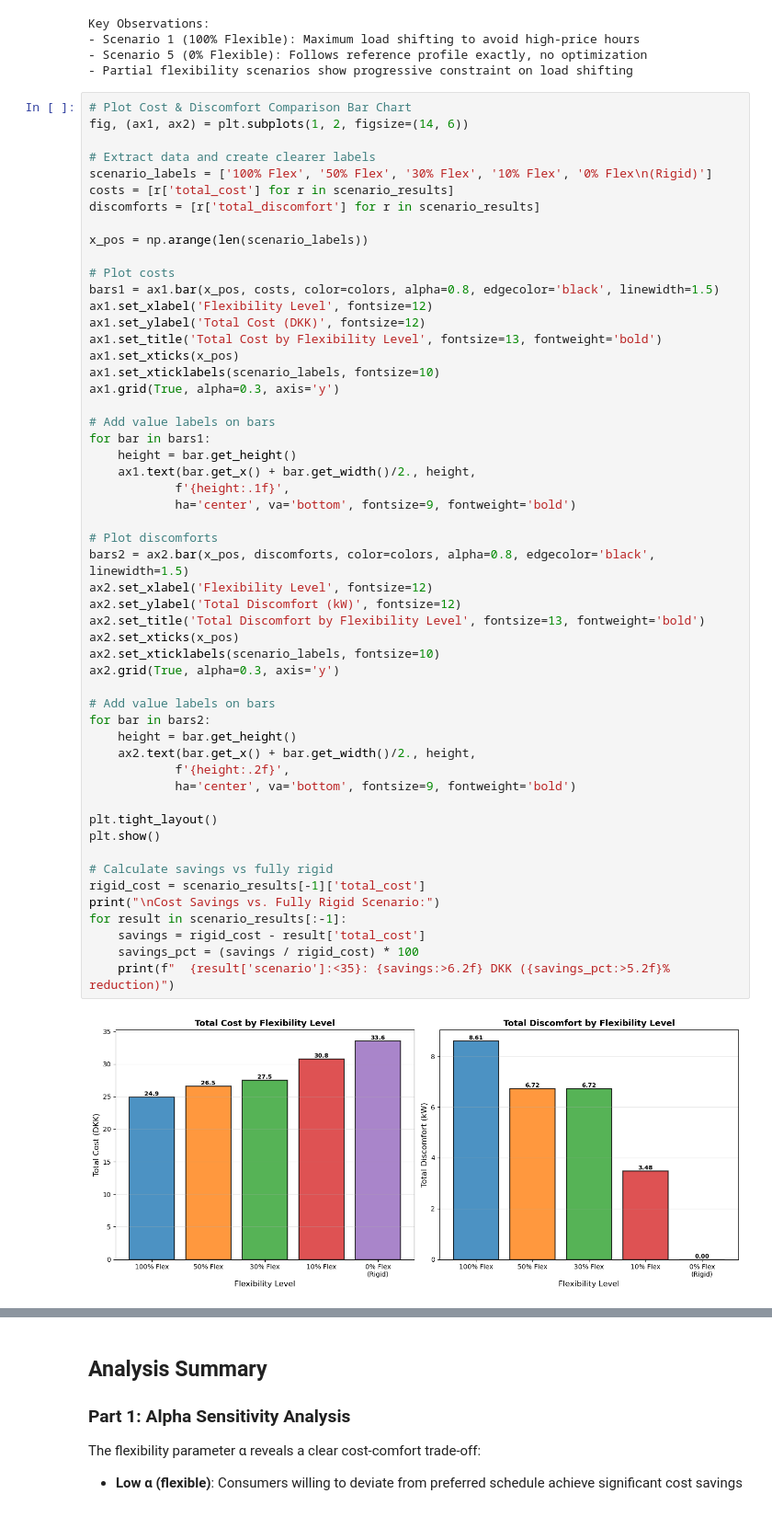
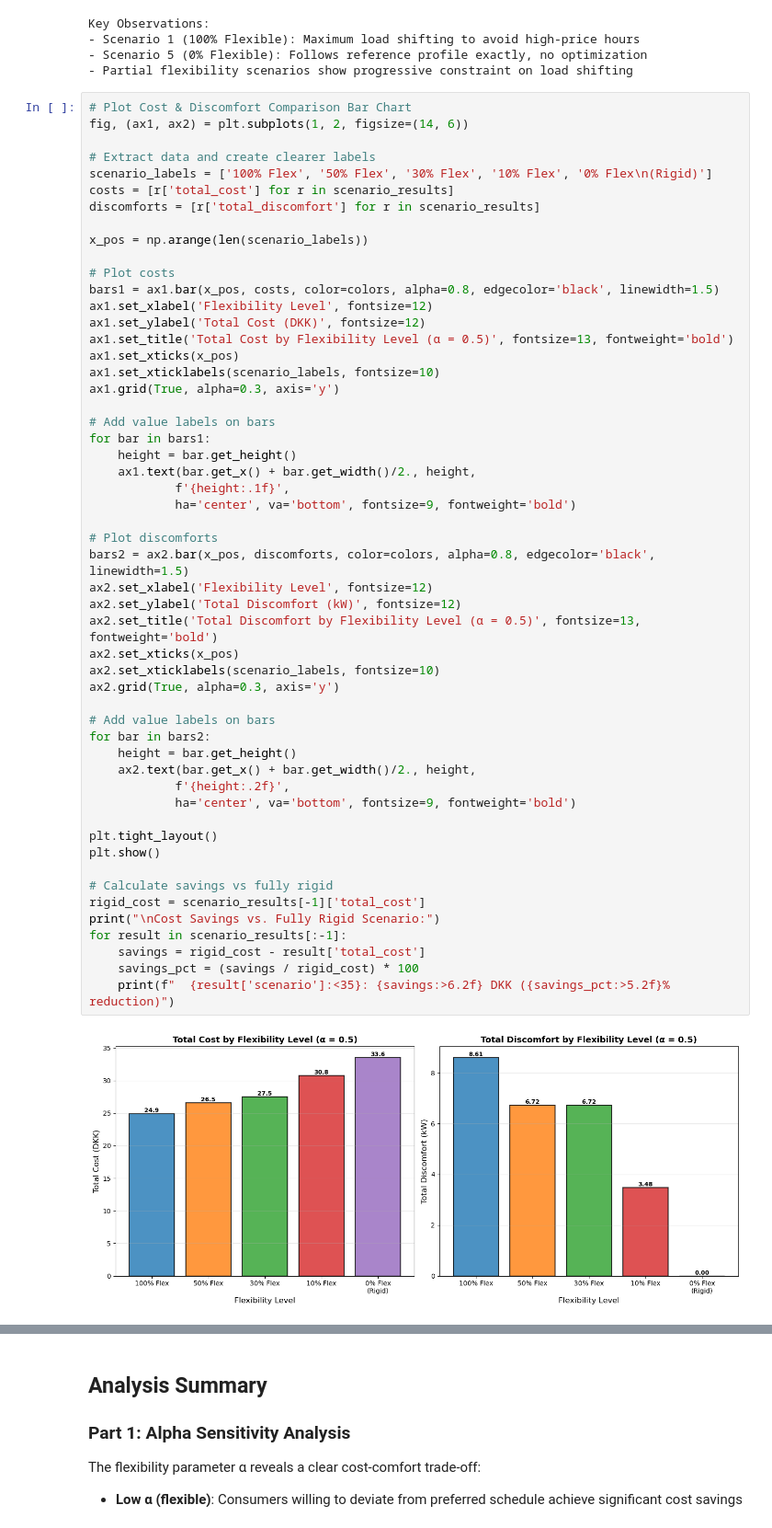
Before and after one commit to Robert7055/Optimization-assignment-1, a Jupyter notebook: Part 1.B_new.ipynb, the cells around one changed output, grey strips where cells are left out. Shown at 92% size. Cells and saved outputs as stored; diff of their text form.

```diff
--- a/Part 1.B_new.ipynb
+++ b/Part 1.B_new.ipynb
@@ -583,7 +643,7 @@ x_pos = np.arange(len(scenario_labels))
 bars1 = ax1.bar(x_pos, costs, color=colors, alpha=0.8, edgecolor='black', linewidth=1.5)
 ax1.set_xlabel('Flexibility Level', fontsize=12)
 ax1.set_ylabel('Total Cost (DKK)', fontsize=12)
-ax1.set_title('Total Cost by Flexibility Level', fontsize=13, fontweight='bold')
+ax1.set_title('Total Cost by Flexibility Level (α = 0.5)', fontsize=13, fontweight='bold')
 ax1.set_xticks(x_pos)
 ax1.set_xticklabels(scenario_labels, fontsize=10)
 ax1.grid(True, alpha=0.3, axis='y')
@@ -594,35 +654,35 @@ for bar in bars1:
     ax1.text(bar.get_x() + bar.get_width()/2., height,
             f'{height:.1f}',
             ha='center', va='bottom', fontsize=9, fontweight='bold')
 
 # Plot discomforts
 bars2 = ax2.bar(x_pos, discomforts, color=colors, alpha=0.8, edgecolor='black', linewidth=1.5)
 ax2.set_xlabel('Flexibility Level', fontsize=12)
 ax2.set_ylabel('Total Discomfort (kW)', fontsize=12)
-ax2.set_title('Total Discomfort by Flexibility Level', fontsize=13, fontweight='bold')
+ax2.set_title('Total Discomfort by Flexibility Level (α = 0.5)', fontsize=13, fontweight='bold')
 ax2.set_xticks(x_pos)
 ax2.set_xticklabels(scenario_labels, fontsize=10)
 ax2.grid(True, alpha=0.3, axis='y')
 
 # Add value labels on bars
 for bar in bars2:
     height = bar.get_height()
     ax2.text(bar.get_x() + bar.get_width()/2., height,
             f'{height:.2f}',
             ha='center', va='bottom', fontsize=9, fontweight='bold')
 
 plt.tight_layout()
 plt.show()
 
 # Calculate savings vs fully rigid
 rigid_cost = scenario_results[-1]['total_cost']
 print("\nCost Savings vs. Fully Rigid Scenario:")
 for result in scenario_results[:-1]:
     savings = rigid_cost - result['total_cost']
     savings_pct = (savings / rigid_cost) * 100
     print(f"  {result['scenario']:<35}: {savings:>6.2f} DKK ({savings_pct:>5.2f}% reduction)")
 # %% [output]
-[figure, old version]
+[figure, new version]
 Cost Savings vs. Fully Rigid Scenario:
   Scenario 1: 100% Flexible          :   8.61 DKK (25.67% reduction)
   Scenario 2: 50% Flexible           :   7.01 DKK (20.89% reduction)
```
Also changed, not shown: parts of 9 cells of this notebook, 5 other files.
